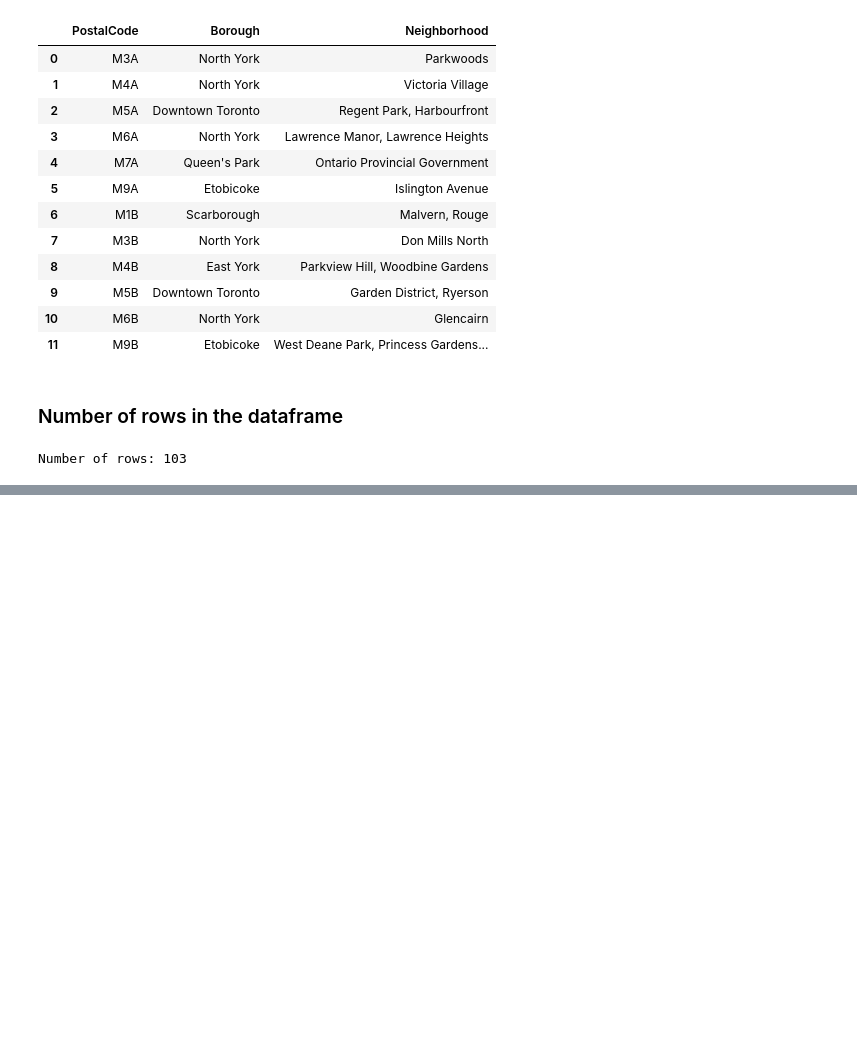
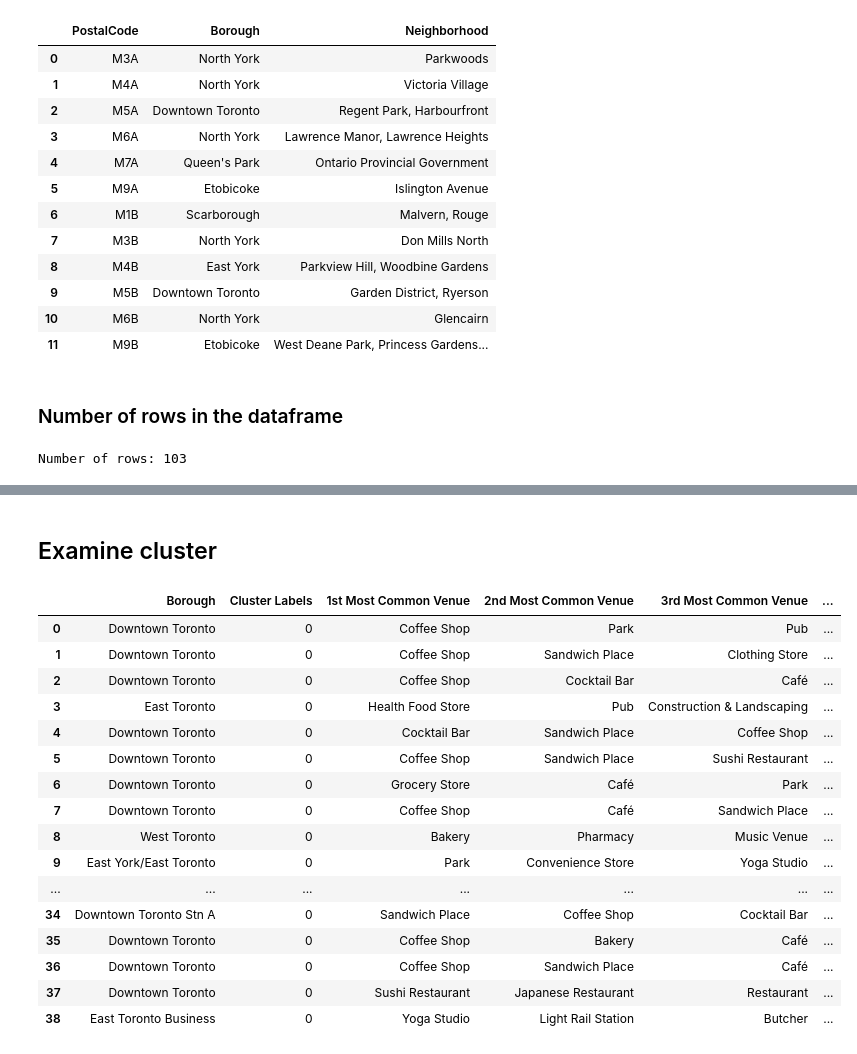
Before and after one commit to Sakthivelg641/Coursera_Capstone, a Jupyter notebook: Segmenting and Clustering Neighborhoods.ipynb, the cells around one changed output, grey strips where cells are left out. Cells and saved outputs as stored; diff of their text form; code cells hidden in the pictures; blank space fills up the shorter version.

```diff
--- a/Segmenting and Clustering Neighborhoods.ipynb
+++ b/Segmenting and Clustering Neighborhoods.ipynb
@@ -58,0 +360,25 @@ Number of rows: 103
+# %%
+def return_most_common_venues(row, num_top_venues):
+    row_categories = row.iloc[1:]
+    row_categories_sorted = row_categories.sort_values(ascending=False)
+
+    return row_categories_sorted.index.values[0:num_top_venues]
+# %%
+num_top_venues = 10
+
+indicators = ['st', 'nd', 'rd']
+
+columns = ['Neighborhood']
+for ind in np.arange(num_top_venues):
+    try:
+        columns.append('{}{} Most Common Venue'.format(ind+1, indicators[ind]))
+    except:
+        columns.append('{}th Most Common Venue'.format(ind+1))
+
+neighborhoods_venues_sorted = pd.DataFrame(columns=columns)
+neighborhoods_venues_sorted['Neighborhood'] = toronto_grouped['Neighborhood']
+
+for ind in np.arange(toronto_grouped.shape[0]):
+    neighborhoods_venues_sorted.iloc[ind, 1:] = return_most_common_venues(toronto_grouped.iloc[ind, :], num_top_venues)
+
+neighborhoods_venues_sorted.head()
@@ -58,0 +394,5 @@ Number of rows: 103
+# %%
+kclusters = 1
+toronto_grouped_clustering = toronto_grouped.drop('Neighborhood', 1)
+kmeans = KMeans(n_clusters=kclusters, random_state=0).fit(toronto_grouped_clustering)
+kmeans.labels_[0:10]
@@ -58,0 +401,8 @@ Number of rows: 103
+# %%
+neighborhoods_venues_sorted.insert(0, 'Cluster Labels', kmeans.labels_)
+
+toronto_merged = neigh_toronto
+
+toronto_merged = toronto_merged.join(neighborhoods_venues_sorted.set_index('Neighborhood'), on='Neighborhood')
+
+toronto_merged.head()
@@ -58,0 +442,22 @@ Number of rows: 103
+# %% [markdown]
+## Examine cluster
+# %%
+toronto_merged.loc[toronto_merged['Cluster Labels'] == 0, toronto_merged.columns[[1] + list(range(5, toronto_merged.shape[1]))]]
+# %% [output]
+|  | Borough | Cluster Labels | 1st Most Common Venue | 2nd Most Common Venue | 3rd Most Common Venue | ... |
+| 0 | Downtown Toronto | 0 | Coffee Shop | Park | Pub | ... |
+| 1 | Downtown Toronto | 0 | Coffee Shop | Sandwich Place | Clothing Store | ... |
+| 2 | Downtown Toronto | 0 | Coffee Shop | Cocktail Bar | Café | ... |
+| 3 | East Toronto | 0 | Health Food Store | Pub | Construction & Landscaping | ... |
+| 4 | Downtown Toronto | 0 | Cocktail Bar | Sandwich Place | Coffee Shop | ... |
+| 5 | Downtown Toronto | 0 | Coffee Shop | Sandwich Place | Sushi Restaurant | ... |
+| 6 | Downtown Toronto | 0 | Grocery Store | Café | Park | ... |
+| 7 | Downtown Toronto | 0 | Coffee Shop | Café | Sandwich Place | ... |
+| 8 | West Toronto | 0 | Bakery | Pharmacy | Music Venue | ... |
+| 9 | East York/East Toronto | 0 | Park | Convenience Store | Yoga Studio | ... |
+| ... | ... | ... | ... | ... | ... | ... |
+| 34 | Downtown Toronto Stn A | 0 | Sandwich Place | Coffee Shop | Cocktail Bar | ... |
+| 35 | Downtown Toronto | 0 | Coffee Shop | Bakery | Café | ... |
+| 36 | Downtown Toronto | 0 | Coffee Shop | Sandwich Place | Café | ... |
+| 37 | Downtown Toronto | 0 | Sushi Restaurant | Japanese Restaurant | Restaurant | ... |
+| 38 | East Toronto Business | 0 | Yoga Studio | Light Rail Station | Butcher | ... |
```
Also changed, not shown: parts of 37 cells of this notebook.
